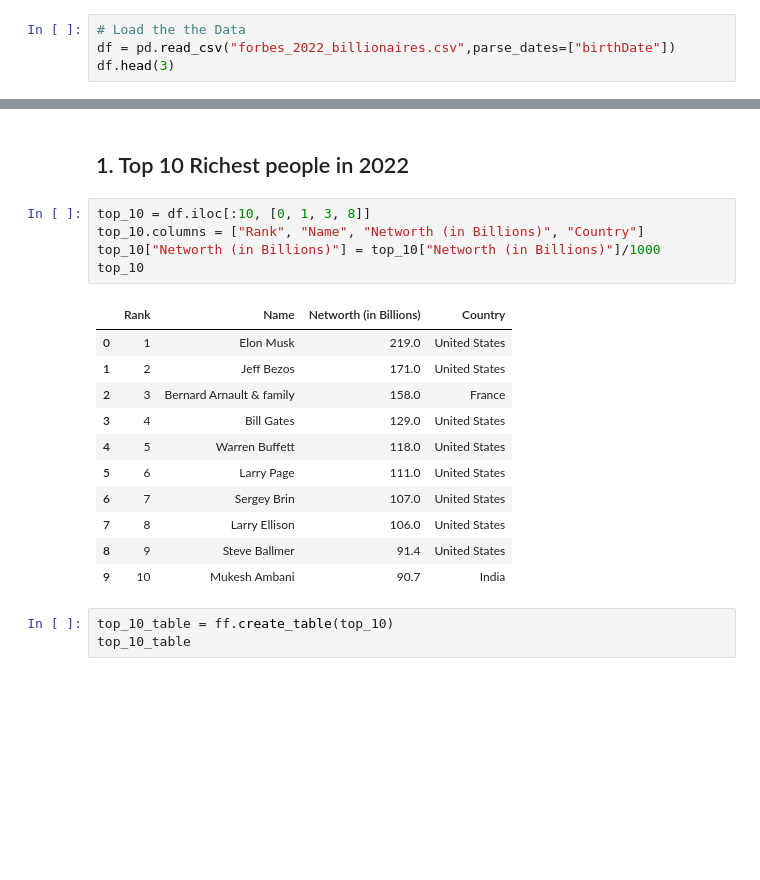
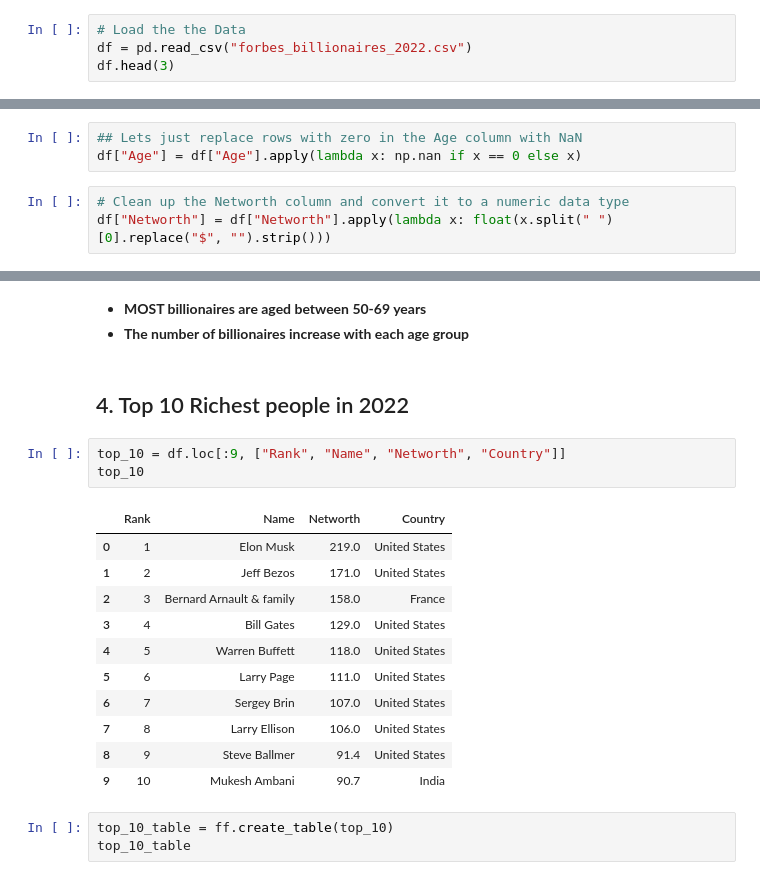
Before and after one commit to regan-mu/2022-forbes-billionaires-Analysis, a Jupyter notebook: Forbes 2022 Billionaire List EDA.ipynb, the cells around one changed output, grey strips where cells are left out. Saved outputs shown, nothing was run; the diff lists cells and outputs as text; blank space fills up the shorter version.

```diff
--- a/Forbes 2022 Billionaire List EDA.ipynb
+++ b/Forbes 2022 Billionaire List EDA.ipynb
@@ -16,5 +117,5 @@ pd.options.display.max_columns = 22
 # %%
 # Load the the Data
-df = pd.read_csv("forbes_2022_billionaires.csv",parse_dates=["birthDate"])
+df = pd.read_csv("forbes_billionaires_2022.csv")
 df.head(3)
 # %% [output]
@@ -49,0 +169,6 @@ dtype: int64
+# %%
+## Lets just replace rows with zero in the Age column with NaN
+df["Age"] = df["Age"].apply(lambda x: np.nan if x == 0 else x)
+# %%
+# Clean up the Networth column and convert it to a numeric data type
+df["Networth"] = df["Networth"].apply(lambda x: float(x.split(" ")[0].replace("$", "").strip()))
@@ -50,12 +246,13 @@ dtype: int64
+# %% [markdown]
+* **MOST billionaires are aged between 50-69 years**
+* **The number of billionaires increase with each age group**
 # %% [markdown]
-## 1. Top 10 Richest people in 2022
+## 4. Top 10 Richest people in 2022
 # %%
-top_10 = df.iloc[:10, [0, 1, 3, 8]]
-top_10.columns = ["Rank", "Name", "Networth (in Billions)", "Country"]
-top_10["Networth (in Billions)"] = top_10["Networth (in Billions)"]/1000
+top_10 = df.loc[:9, ["Rank", "Name", "Networth", "Country"]]
 top_10
 # %% [output]
-|  | Rank | Name | Networth (in Billions) | Country |
+|  | Rank | Name | Networth | Country |
 | 0 | 1 | Elon Musk | 219.0 | United States |
 | 1 | 2 | Jeff Bezos | 171.0 | United States |
 | 2 | 3 | Bernard Arnault & family | 158.0 | France |
```
Also changed, not shown: parts of 48 cells of this notebook, 2 other files.
